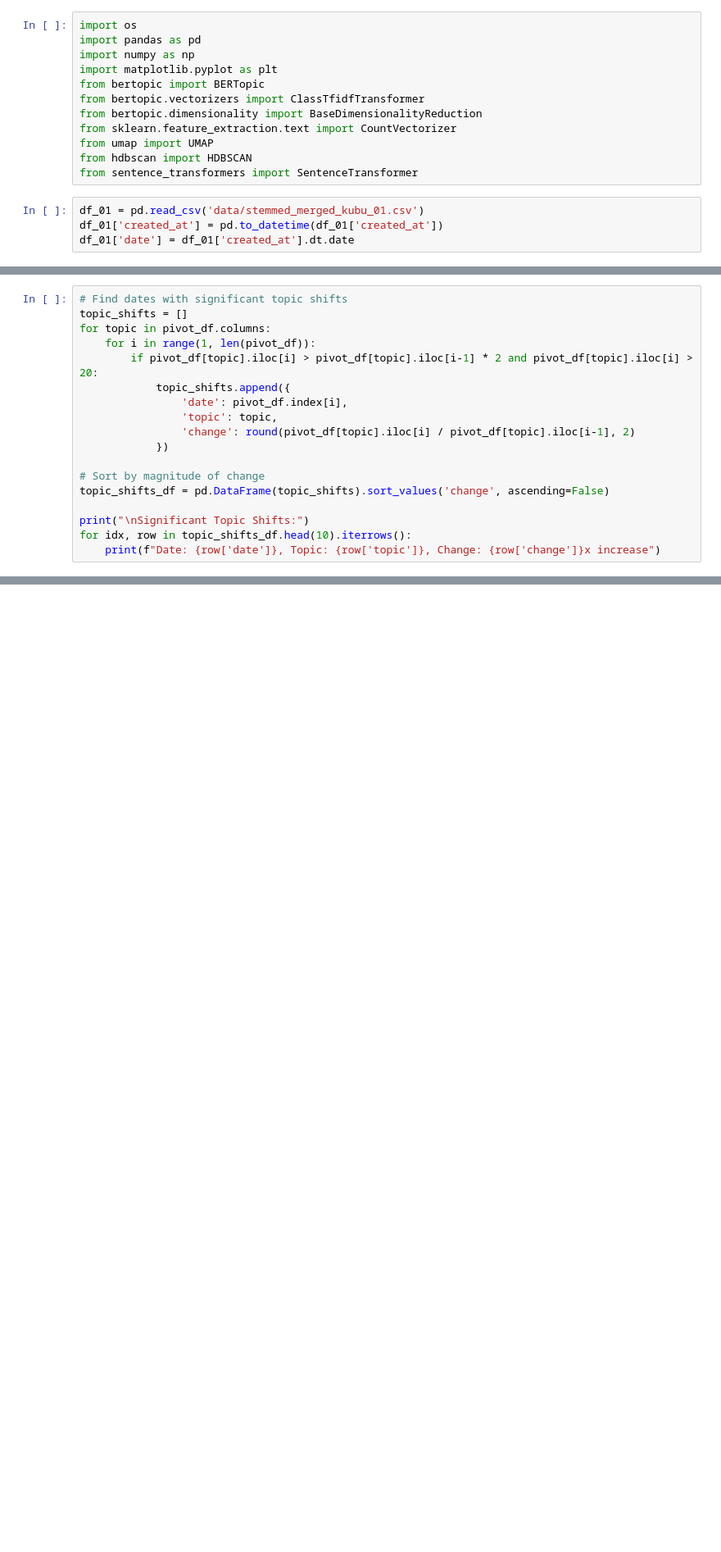
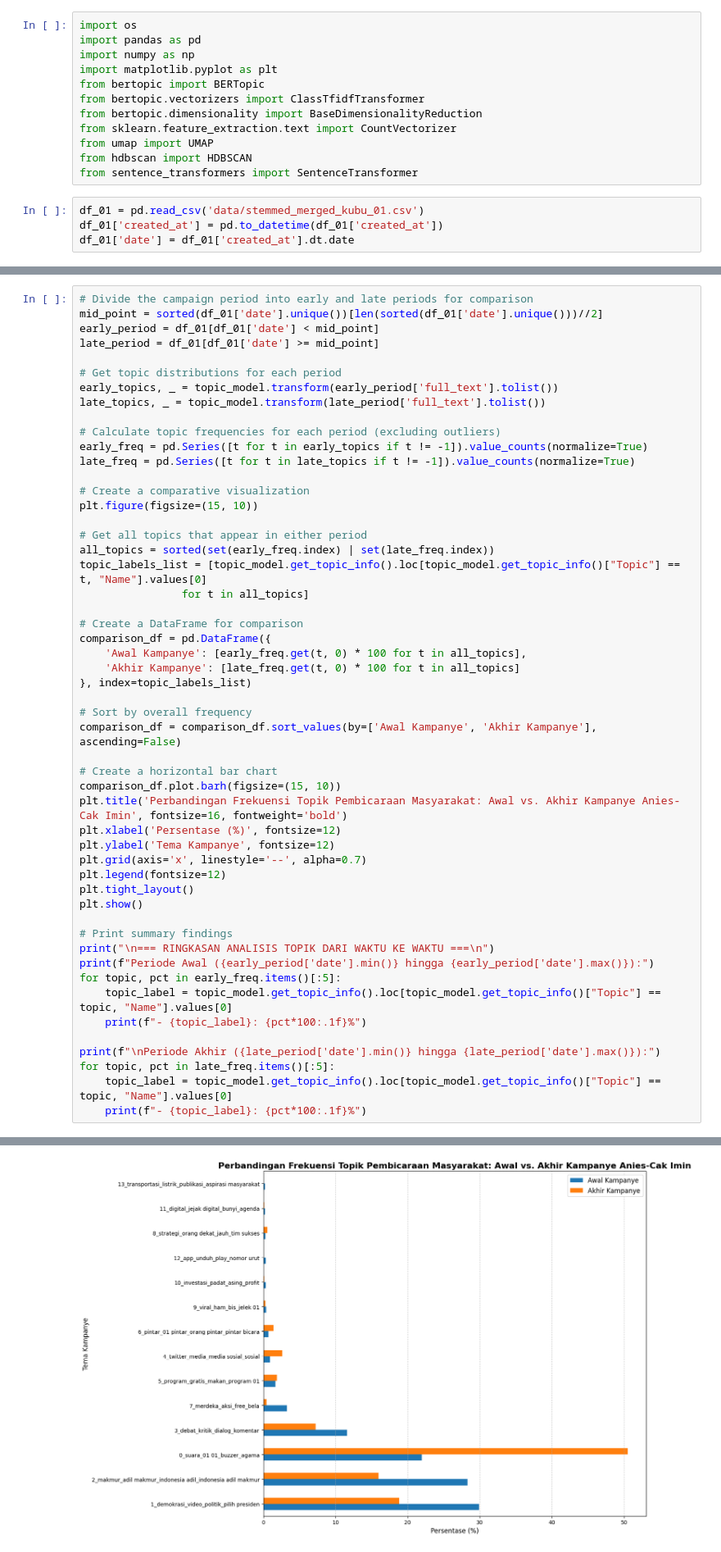
Before and after one commit to satu-dua-TA/topic-modelling, a Jupyter notebook: topic-modelling-01-time-based.ipynb, the cells around one changed output, grey strips where cells are left out. Shown at 82% size. Cells and saved outputs as stored; diff of their text form; blank space fills up the shorter version.

```diff
--- a/topic-modelling-01-time-based.ipynb
+++ b/topic-modelling-01-time-based.ipynb
@@ -213,18 +171,0 @@ plt.show()
-# %%
-# Find dates with significant topic shifts
-topic_shifts = []
-for topic in pivot_df.columns:
-    for i in range(1, len(pivot_df)):
-        if pivot_df[topic].iloc[i] > pivot_df[topic].iloc[i-1] * 2 and pivot_df[topic].iloc[i] > 20:
-            topic_shifts.append({
-                'date': pivot_df.index[i],
-                'topic': topic,
-                'change': round(pivot_df[topic].iloc[i] / pivot_df[topic].iloc[i-1], 2)
-            })
-
-# Sort by magnitude of change
-topic_shifts_df = pd.DataFrame(topic_shifts).sort_values('change', ascending=False)
-
-print("\nSignificant Topic Shifts:")
-for idx, row in topic_shifts_df.head(10).iterrows():
-    print(f"Date: {row['date']}, Topic: {row['topic']}, Change: {row['change']}x increase")
@@ -265,0 +294,53 @@ Dominant Topics by Month:
+# %%
+# Divide the campaign period into early and late periods for comparison
+mid_point = sorted(df_01['date'].unique())[len(sorted(df_01['date'].unique()))//2]
+early_period = df_01[df_01['date'] < mid_point]
+late_period = df_01[df_01['date'] >= mid_point]
+
+# Get topic distributions for each period
+early_topics, _ = topic_model.transform(early_period['full_text'].tolist())
+late_topics, _ = topic_model.transform(late_period['full_text'].tolist())
+
+# Calculate topic frequencies for each period (excluding outliers)
+early_freq = pd.Series([t for t in early_topics if t != -1]).value_counts(normalize=True)
+late_freq = pd.Series([t for t in late_topics if t != -1]).value_counts(normalize=True)
+
+# Create a comparative visualization
+plt.figure(figsize=(15, 10))
+
+# Get all topics that appear in either period
+all_topics = sorted(set(early_freq.index) | set(late_freq.index))
+topic_labels_list = [topic_model.get_topic_info().loc[topic_model.get_topic_info()["Topic"] == t, "Name"].values[0]
+                for t in all_topics]
+
+# Create a DataFrame for comparison
+comparison_df = pd.DataFrame({
+    'Awal Kampanye': [early_freq.get(t, 0) * 100 for t in all_topics],
+    'Akhir Kampanye': [late_freq.get(t, 0) * 100 for t in all_topics]
+}, index=topic_labels_list)
+
+# Sort by overall frequency
+comparison_df = comparison_df.sort_values(by=['Awal Kampanye', 'Akhir Kampanye'], ascending=False)
+
+# Create a horizontal bar chart
+comparison_df.plot.barh(figsize=(15, 10))
+plt.title('Perbandingan Frekuensi Topik Pembicaraan Masyarakat: Awal vs. Akhir Kampanye Anies-Cak Imin', fontsize=16, fontweight='bold')
+plt.xlabel('Persentase (%)', fontsize=12)
+plt.ylabel('Tema Kampanye', fontsize=12)
+plt.grid(axis='x', linestyle='--', alpha=0.7)
+plt.legend(fontsize=12)
+plt.tight_layout()
+plt.show()
+
+# Print summary findings
+print("\n=== RINGKASAN ANALISIS TOPIK DARI WAKTU KE WAKTU ===\n")
+print(f"Periode Awal ({early_period['date'].min()} hingga {early_period['date'].max()}):")
+for topic, pct in early_freq.items()[:5]:
+    topic_label = topic_model.get_topic_info().loc[topic_model.get_topic_info()["Topic"] == topic, "Name"].values[0]
+    print(f"- {topic_label}: {pct*100:.1f}%")
+
+print(f"\nPeriode Akhir ({late_period['date'].min()} hingga {late_period['date'].max()}):")
+for topic, pct in late_freq.items()[:5]:
+    topic_label = topic_model.get_topic_info().loc[topic_model.get_topic_info()["Topic"] == topic, "Name"].values[0]
+    print(f"- {topic_label}: {pct*100:.1f}%")
+# %% [output]
@@ -265,0 +360 @@ Dominant Topics by Month:
+[figure, added]
```
Also changed, not shown: parts of 12 cells of this notebook, 2 other files.
